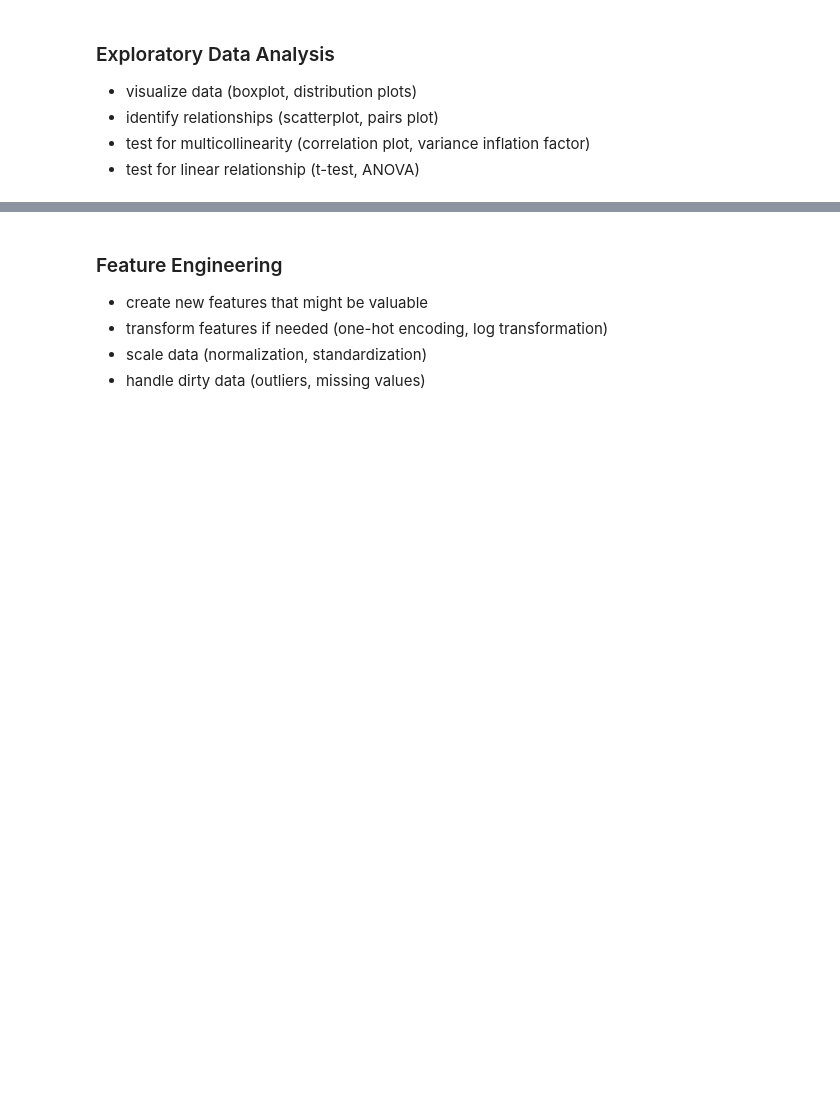
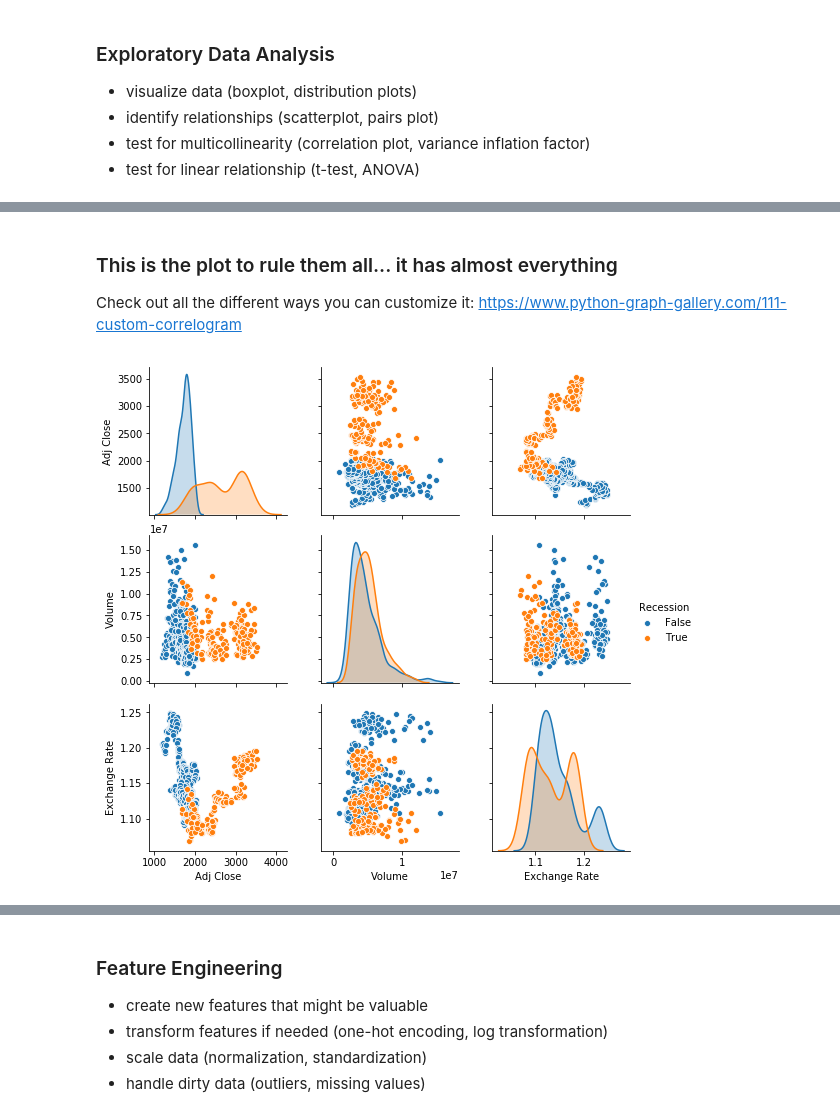
Before and after one commit to brandibeals/Data-Science-Fundamentals, a Jupyter notebook: Lesson 1 Linear Regression.ipynb, the cells around one changed output, grey strips where cells are left out. Saved outputs shown, nothing was run; the diff lists cells and outputs as text; code cells hidden in the pictures; blank space fills up the shorter version.

```diff
--- a/Lesson 1 Linear Regression.ipynb
+++ b/Lesson 1 Linear Regression.ipynb
@@ -126,0 +145,4 @@ data.head()                                                             # view t
+# %%
+data['Recession'] = data.index > '2020-02-01' # identify records that occur after the recession begins
+data['Recession'] = data['Recession'].astype(str)
+data.head()
@@ -126,0 +156,8 @@ data.head()                                                             # view t
+# %% [markdown]
+### This is the plot to rule them all... it has almost everything
+Check out all the different ways you can customize it: https://www.python-graph-gallery.com/111-custom-correlogram
+# %%
+sns.pairplot(data.iloc[:,-4:], hue='Recession') # focus on the last 3 columns of the data set, coloring by Recession
+plt.show()
+# %% [output]
+[figure, added]
```
Also changed, not shown: parts of 8 cells of this notebook.
